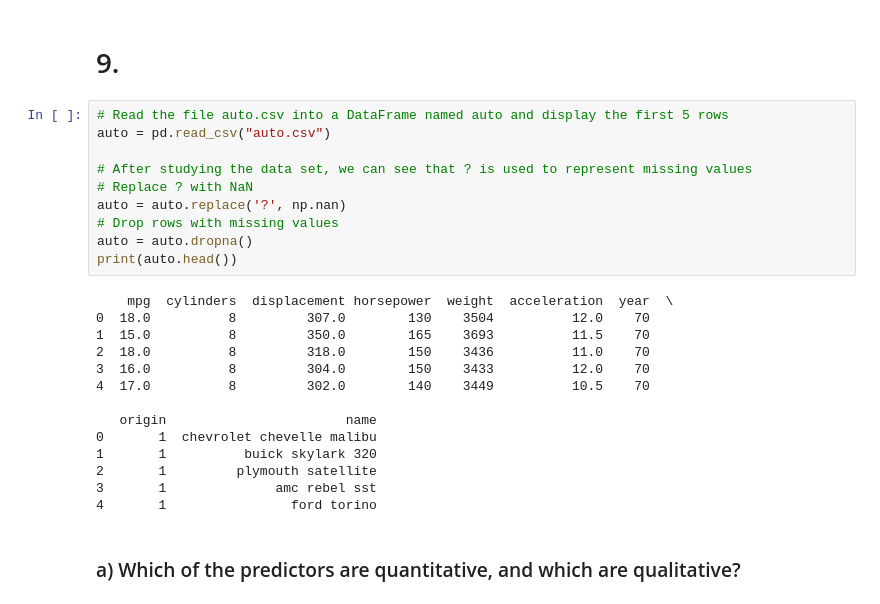
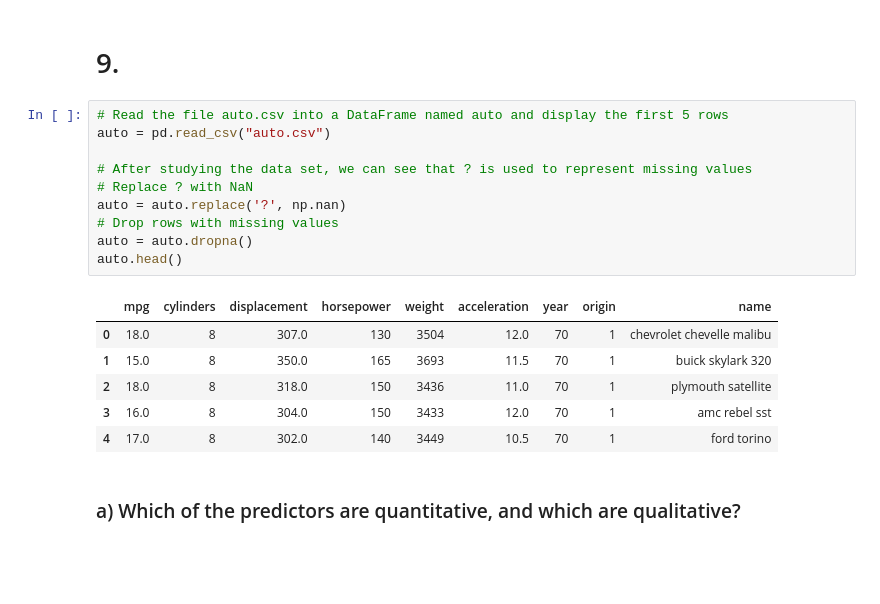
Before and after one commit to olivernilssson/Big-Data-GM0756, a Jupyter notebook: problem_sets/ps_1/e_9.ipynb, the cells around one changed output. Saved outputs shown, nothing was run; the diff lists cells and outputs as text; blank space fills up the shorter version.

```diff
--- a/problem_sets/ps_1/e_9.ipynb
+++ b/problem_sets/ps_1/e_9.ipynb
@@ -19,27 +19,20 @@ Seaborn version: 0.13.2
 # %%
 # Read the file auto.csv into a DataFrame named auto and display the first 5 rows
 auto = pd.read_csv("auto.csv")
 
 # After studying the data set, we can see that ? is used to represent missing values
 # Replace ? with NaN
 auto = auto.replace('?', np.nan)
 # Drop rows with missing values
 auto = auto.dropna()
-print(auto.head())
+auto.head()
 # %% [output]
-    mpg  cylinders  displacement horsepower  weight  acceleration  year  \
-0  18.0          8         307.0        130    3504          12.0    70
-1  15.0          8         350.0        165    3693          11.5    70
-2  18.0          8         318.0        150    3436          11.0    70
-3  16.0          8         304.0        150    3433          12.0    70
-4  17.0          8         302.0        140    3449          10.5    70
-
-   origin                       name
-0       1  chevrolet chevelle malibu
-1       1          buick skylark 320
-2       1         plymouth satellite
-3       1              amc rebel sst
-4       1                ford torino
+|  | mpg | cylinders | displacement | horsepower | weight | acceleration | year | origin | name |
+| 0 | 18.0 | 8 | 307.0 | 130 | 3504 | 12.0 | 70 | 1 | chevrolet chevelle malibu |
+| 1 | 15.0 | 8 | 350.0 | 165 | 3693 | 11.5 | 70 | 1 | buick skylark 320 |
+| 2 | 18.0 | 8 | 318.0 | 150 | 3436 | 11.0 | 70 | 1 | plymouth satellite |
+| 3 | 16.0 | 8 | 304.0 | 150 | 3433 | 12.0 | 70 | 1 | amc rebel sst |
+| 4 | 17.0 | 8 | 302.0 | 140 | 3449 | 10.5 | 70 | 1 | ford torino |
 # %% [markdown]
 ### a) Which of the predictors are quantitative, and which are qualitative?
 # %%
```
Also changed, not shown: parts of 2 cells of this notebook.
